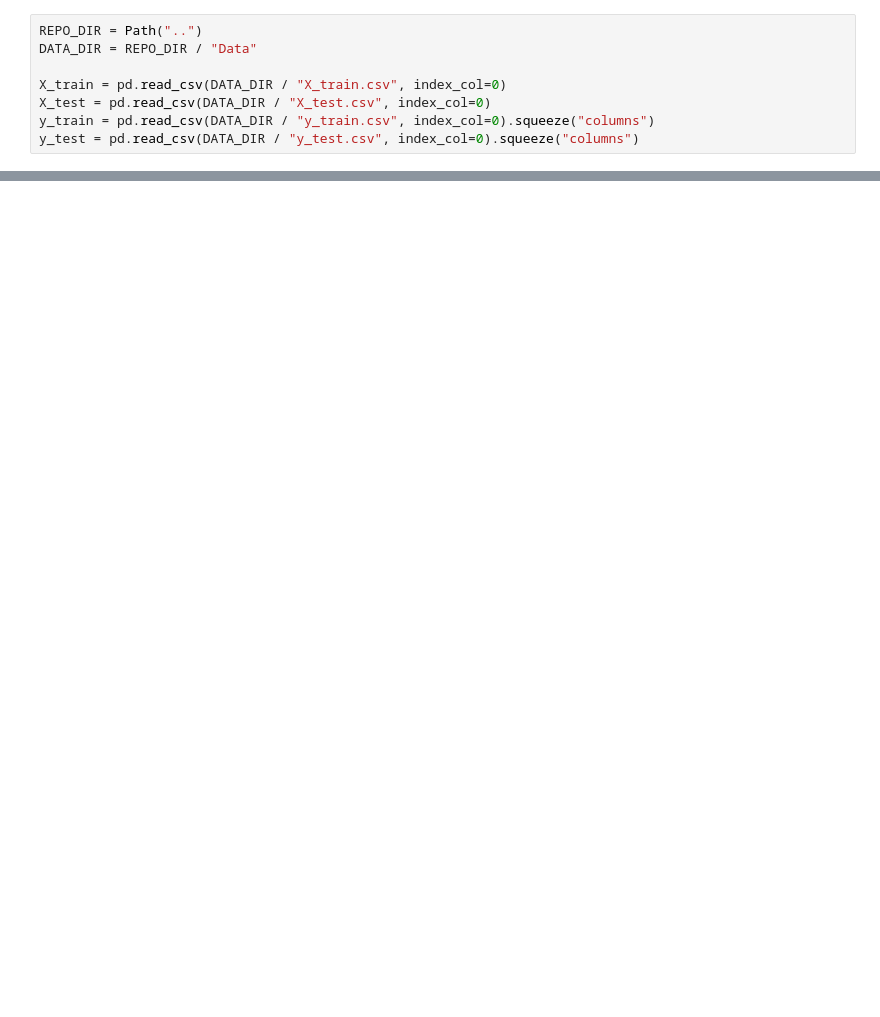
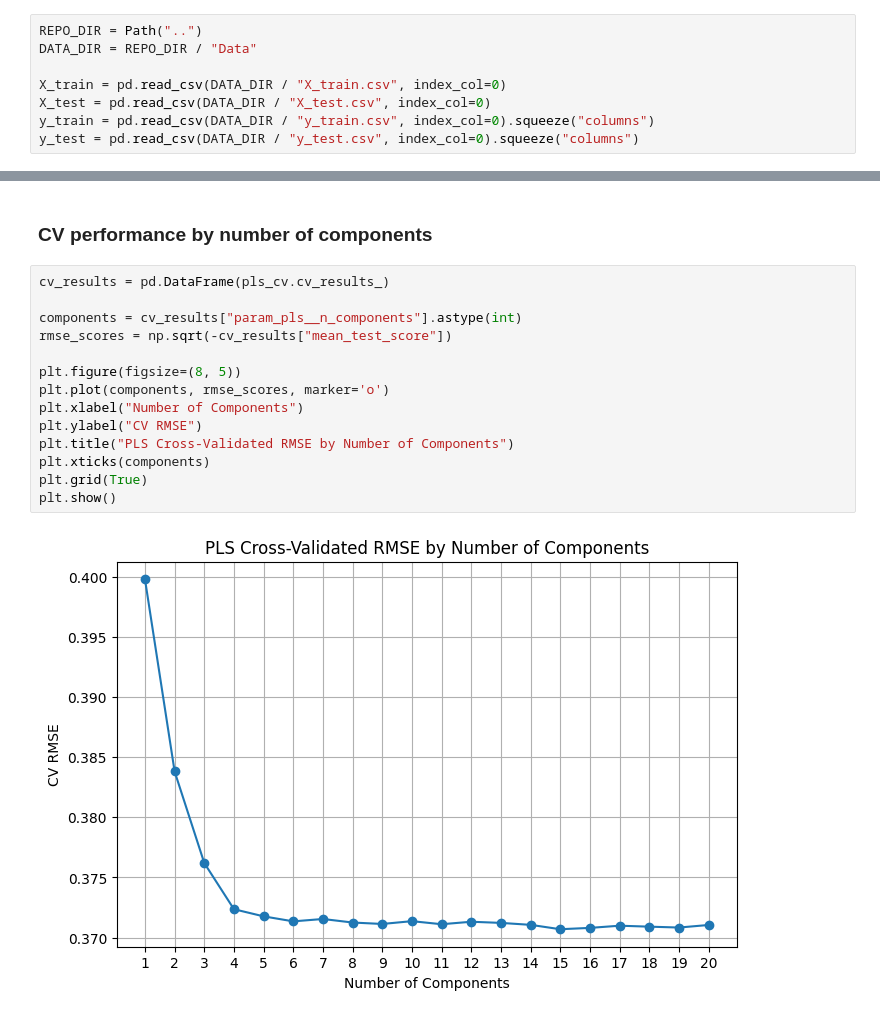
Before and after one commit to joe-ledford-04/statML-Final-Project-Spring-2026, a Jupyter notebook: Joe/pls_joe.ipynb, the cells around one changed output, grey strips where cells are left out. Saved outputs shown, nothing was run; the diff lists cells and outputs as text; blank space fills up the shorter version.

```diff
--- a/Joe/pls_joe.ipynb
+++ b/Joe/pls_joe.ipynb
@@ -76,0 +146,18 @@ PLS has slightly lower predictie performance, but with a much more compressed re
+# %% [markdown]
+### CV performance by number of components
+# %%
+cv_results = pd.DataFrame(pls_cv.cv_results_)
+
+components = cv_results["param_pls__n_components"].astype(int)
+rmse_scores = np.sqrt(-cv_results["mean_test_score"])
+
+plt.figure(figsize=(8, 5))
+plt.plot(components, rmse_scores, marker='o')
+plt.xlabel("Number of Components")
+plt.ylabel("CV RMSE")
+plt.title("PLS Cross-Validated RMSE by Number of Components")
+plt.xticks(components)
+plt.grid(True)
+plt.show()
+# %% [output]
+[figure, added]
```
Also changed, not shown: parts of 10 cells of this notebook.
